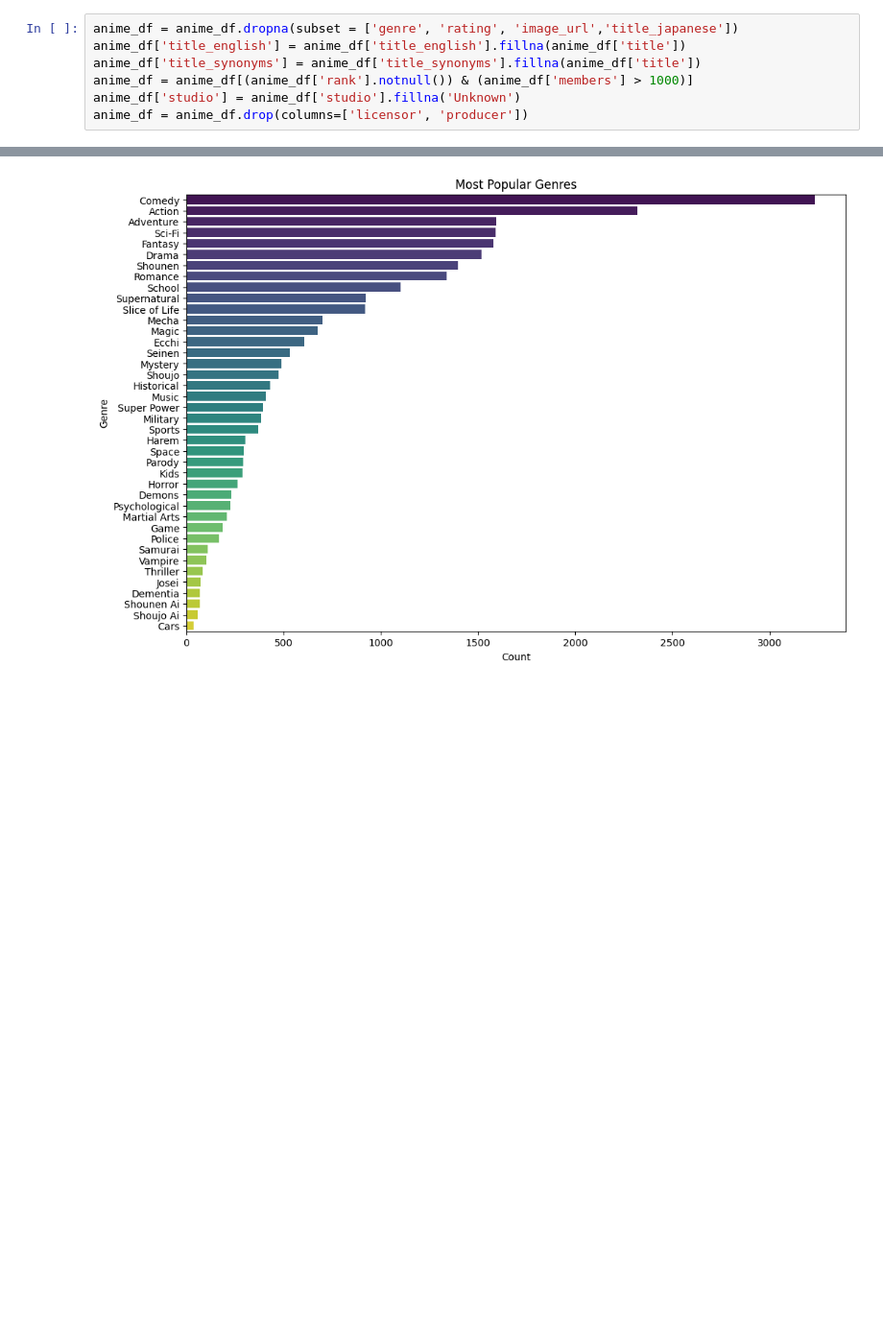
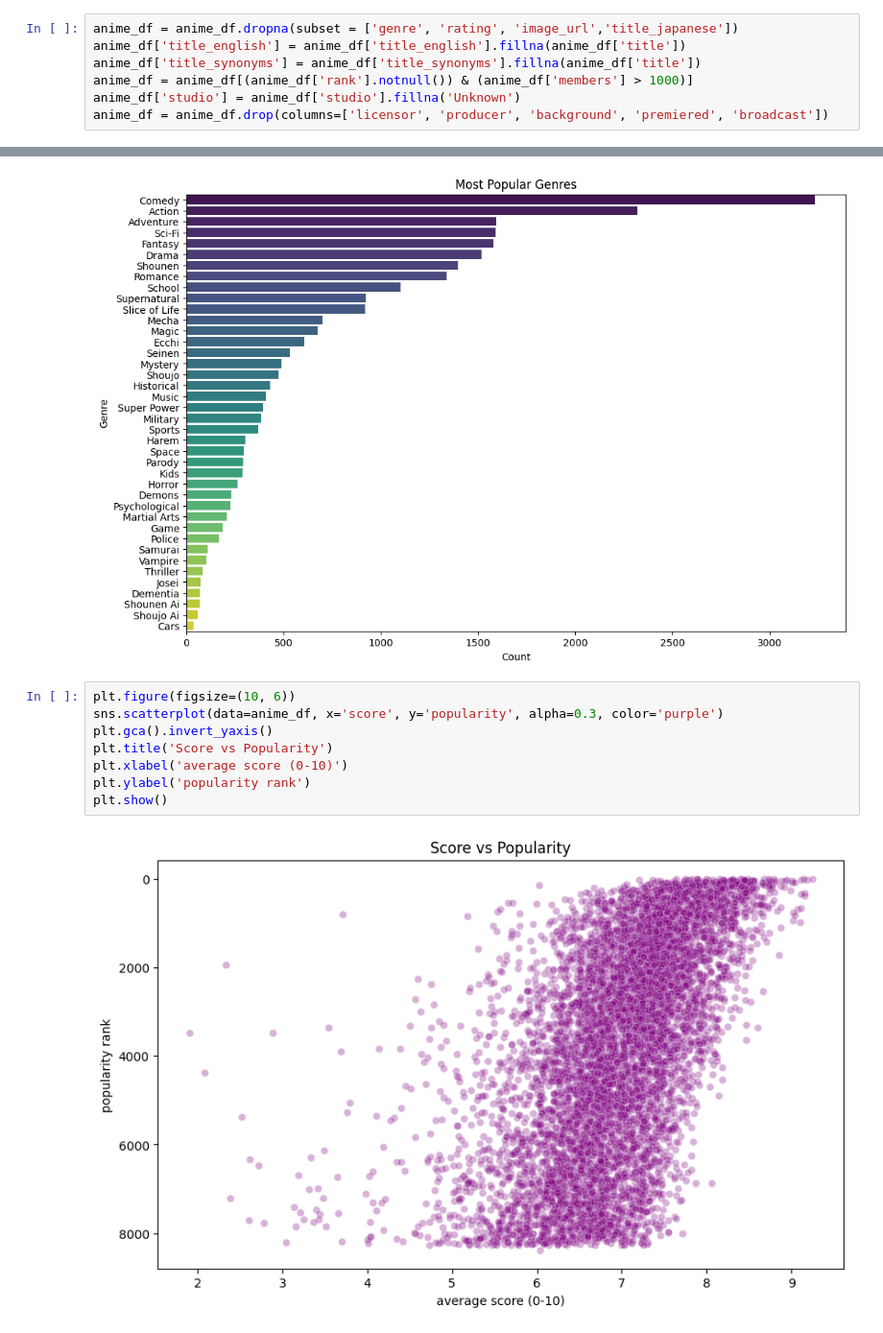
Before and after one commit to Nethphorn/anime-recommendation, a Jupyter notebook: preprocessing.ipynb, the cells around one changed output, grey strips where cells are left out. Shown at 96% size. Drawn from its saved outputs; the diff is of its cells as text; blank space fills up the shorter version.

Commit message:
added new visualization and similarity matrix

```diff
--- a/preprocessing.ipynb
+++ b/preprocessing.ipynb
@@ -30,7 +30,7 @@ anime_df['title_english'] = anime_df['title_english'].fillna(anime_df['title'])
 anime_df['title_synonyms'] = anime_df['title_synonyms'].fillna(anime_df['title'])
 anime_df = anime_df[(anime_df['rank'].notnull()) & (anime_df['members'] > 1000)]
 anime_df['studio'] = anime_df['studio'].fillna('Unknown')
-anime_df = anime_df.drop(columns=['licensor', 'producer'])
+anime_df = anime_df.drop(columns=['licensor', 'producer', 'background', 'premiered', 'broadcast'])
 # %%
 print(anime_df.isnull().sum())
 # %% [output]
@@ -74,3 +74,13 @@ Passing `palette` without assigning `hue` is deprecated and will be removed in v
 
   sns.countplot(y=all_genres, order=all_genres.value_counts().index, palette='viridis')
 [figure]
+# %%
+plt.figure(figsize=(10, 6))
+sns.scatterplot(data=anime_df, x='score', y='popularity', alpha=0.3, color='purple')
+plt.gca().invert_yaxis()
+plt.title('Score vs Popularity')
+plt.xlabel('average score (0-10)')
+plt.ylabel('popularity rank')
+plt.show()
+# %% [output]
+[figure, added]
```
Also changed, not shown: parts of 2 cells of this notebook.
